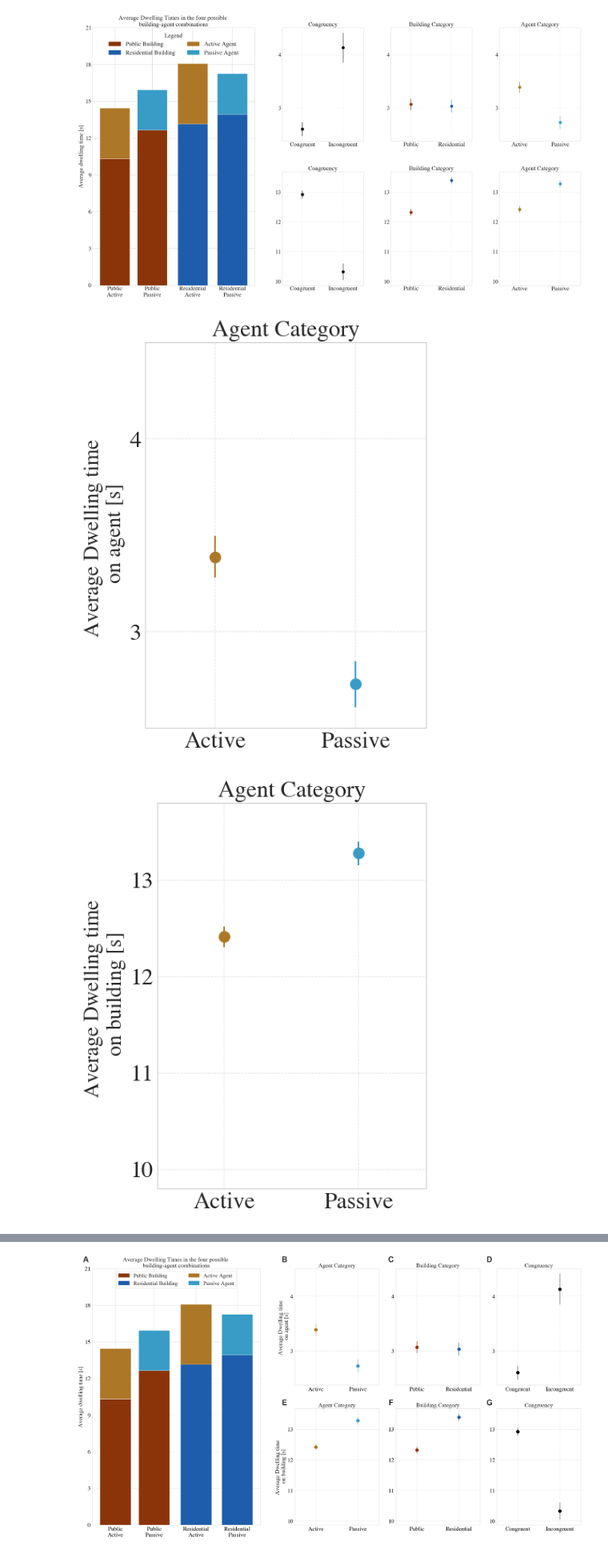
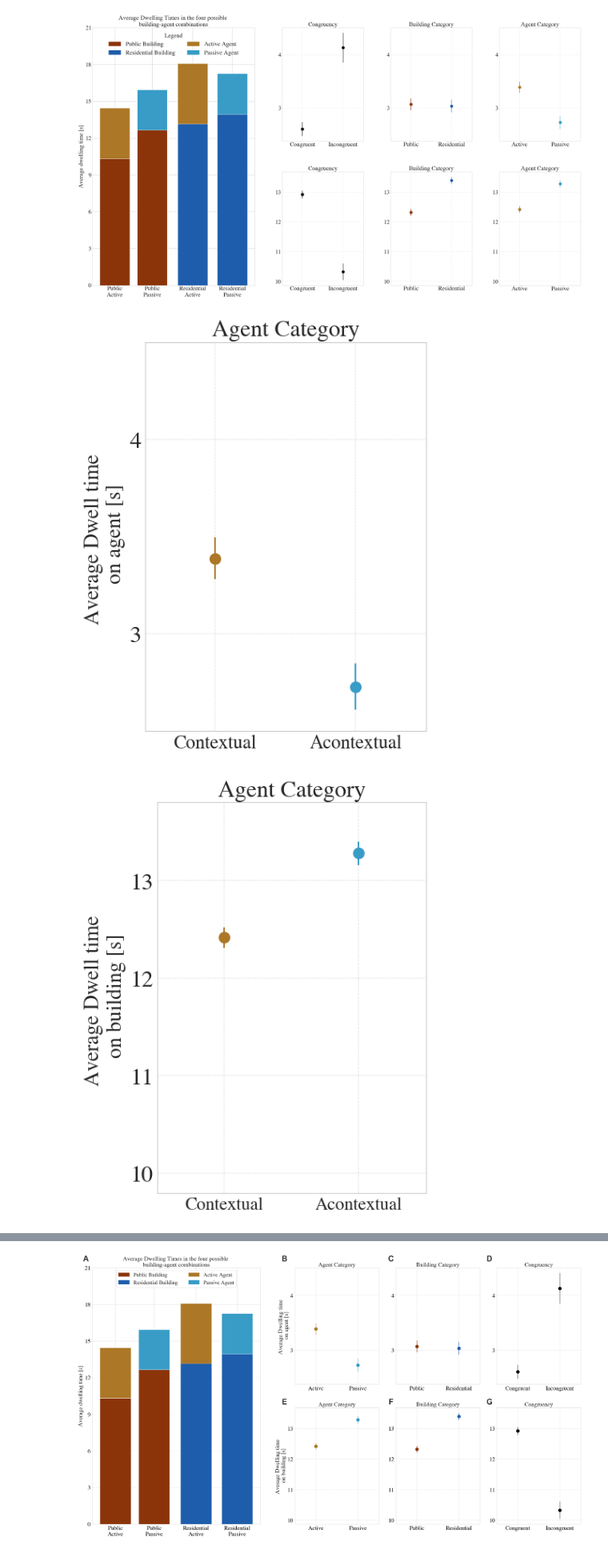
Before and after one commit to tracysanchez/Human_Agents_Impact_Nav, a Jupyter notebook: Joining_FinalData/4_Dwelling_times.ipynb, the cells around one changed output, grey strips where cells are left out. Shown at 80% size. Cells and saved outputs as stored; diff of their text form; code cells hidden in the pictures.

```diff
--- a/Joining_FinalData/4_Dwelling_times.ipynb
+++ b/Joining_FinalData/4_Dwelling_times.ipynb
@@ -606,7 +625,7 @@ display(Complete_Experiments_Agent[Complete_Experiments_Agent.Agent_Category ==
 | 1 | 2.728111 | 2.905124 | Passive | 13.279181 | ... |
 # %%
 # Renamed what will be the labes for plot ax0
-grouped['Building_Agent'] = ["Public\nActive", "Public\nPassive","Residential\nActive", "Residential\nPassive"]
+grouped['Building_Agent'] = ["Public\nContextual", "Public\nAcontextual","Residential\nContextual", "Residential\nAcontextual"]
 
 # Define the position for the bars
 bar_positions = range(len(grouped))
@@ -639,21 +658,21 @@ for label in ax0.get_yticklabels():
     label.set_fontweight('bold')
 
 for label in ax0.get_xticklabels():
-    label.set_fontsize(20)
+    label.set_fontsize(19)
     label.set_fontweight('bold')
 
 # Set y-axis label and title to bold
-ax0.set_ylabel('Average dwelling time [s]', fontweight='bold', fontsize=20)
-ax0.set_title('Average Dwelling Times in the four possible \nbuilding-agent combinations', fontsize=20, fontweight='bold')
+ax0.set_ylabel('Average dwell time [s]', fontweight='bold', fontsize=20)
+ax0.set_title('Average Dwell Times in the four possible \nbuilding-agent combinations', fontsize=20, fontweight='bold')
 
 # Create custom legend
 legend_elements = [
     mpatches.Patch(color=hex_codes[1], label='Public Building'),
     mpatches.Patch(color=hex_codes[-2], label='Residential Building'),
-    mpatches.Patch(color=hex_codes[4], label='Active Agent'),
-    mpatches.Patch(color=hex_codes[-5], label='Passive Agent')
+    mpatches.Patch(color=hex_codes[4], label='Contextual Agent'),
+    mpatches.Patch(color=hex_codes[-5], label='Acontextual Agent')
 ]
-ax0.legend(ncol=2, loc="upper center", handles=legend_elements, fontsize=20, frameon=False)
+ax0.legend(ncol=2, loc="upper center", handles=legend_elements, fontsize=18, frameon=False)
 
 # Save the figure with tight layout
 plt.savefig("/Volumes/TwoTeras/2_DataSets_Experiments_1_2/Plots/Dwelling_times_single_plot_bold.jpg", bbox_inches="tight", pad_inches=0.1,  dpi=300, format='jpg')
@@ -1038,46 +1057,52 @@ configure_errorbar_plot(ax3,
                         "Dwelling_Time_Agent_Gaze_mean")
 
 # Apply the y-axis label for ax3
-ax3.set_ylabel("Average Dwelling time \n on agent [s]", fontweight='bold', fontsize=20)
+ax3.set_ylabel("Average Dwell time \n on agent [s]", fontweight='bold', fontsize=20)
 
 # Set y-axis limits and ticks
 ax3.set_ylim(2.5, 4.5)
 ax3.set_yticks([3, 4])
 ax3.yaxis.set_major_locator(plt.MaxNLocator(integer=True))
+# Set x-axis labels
+ax3.set_xticks([0, 1])  # Assuming two categories
+ax3.set_xticklabels(["Contextual", "Acontextual"], fontweight='bold', fontsize=18)
 
 # Save the figure for ax3
 plt.tight_layout()
 plt.savefig("/Volumes/TwoTeras/2_DataSets_Experiments_1_2/Plots/Dwelling_times_agent_plot_ax3.jpg", bbox_inches="tight", pad_inches=0.1,  dpi=300, format='jpg')
 plt.show()
 # %% [output]
-[figure, old version]
+[figure, new version]
 # %%
 # Create a new figure for ax5
 fig_ax5 = plt.figure(figsize=(4.8, 6))
 
 # Add the ax5 plot
 ax5 = fig_ax5.add_subplot(1, 1, 1)
 configure_errorbar_plot(ax5,
                         [(Complete_Experiments_Agent[Complete_Experiments_Agent.Agent_Category == "Active"], "Active Agent"),
                          (Complete_Experiments_Agent[Complete_Experiments_Agent.Agent_Category == "Passive"], "Passive Agent")],
                         'Agent Category',
                         "Agent_Category",
                         "Dwelling_Time_Building_Gaze_mean")
 
 # Apply the y-axis label for ax5
-ax5.set_ylabel("Average Dwelling time \n on building [s]", fontweight='bold', fontsize=20)
+ax5.set_ylabel("Average Dwell time \n on building [s]", fontweight='bold', fontsize=20)
 
 # Set y-axis limits and ticks
 ax5.set_ylim(9.8, 13.8)
 ax5.set_yticks([10, 11, 12, 13])
 ax5.yaxis.set_major_locator(plt.MaxNLocator(integer=True))
+# Set x-axis labels
+ax5.set_xticks([0, 1])  # Assuming two categories
+ax5.set_xticklabels(["Contextual", "Acontextual"], fontweight='bold', fontsize=17)
 
 # Save the figure for ax5
 plt.tight_layout()
 plt.savefig("/Volumes/TwoTeras/2_DataSets_Experiments_1_2/Plots/Dwelling_times_agent_plot_ax5.jpg", bbox_inches="tight", pad_inches=0.1,  dpi=300, format='jpg')
 plt.show()
 # %% [output]
-[figure, old version]
+[figure, new version]
 # %%
 import matplotlib.pyplot as plt
 import matplotlib.gridspec as gridspec
```
Also changed, not shown: parts of 22 cells of this notebook, 16 other files.
